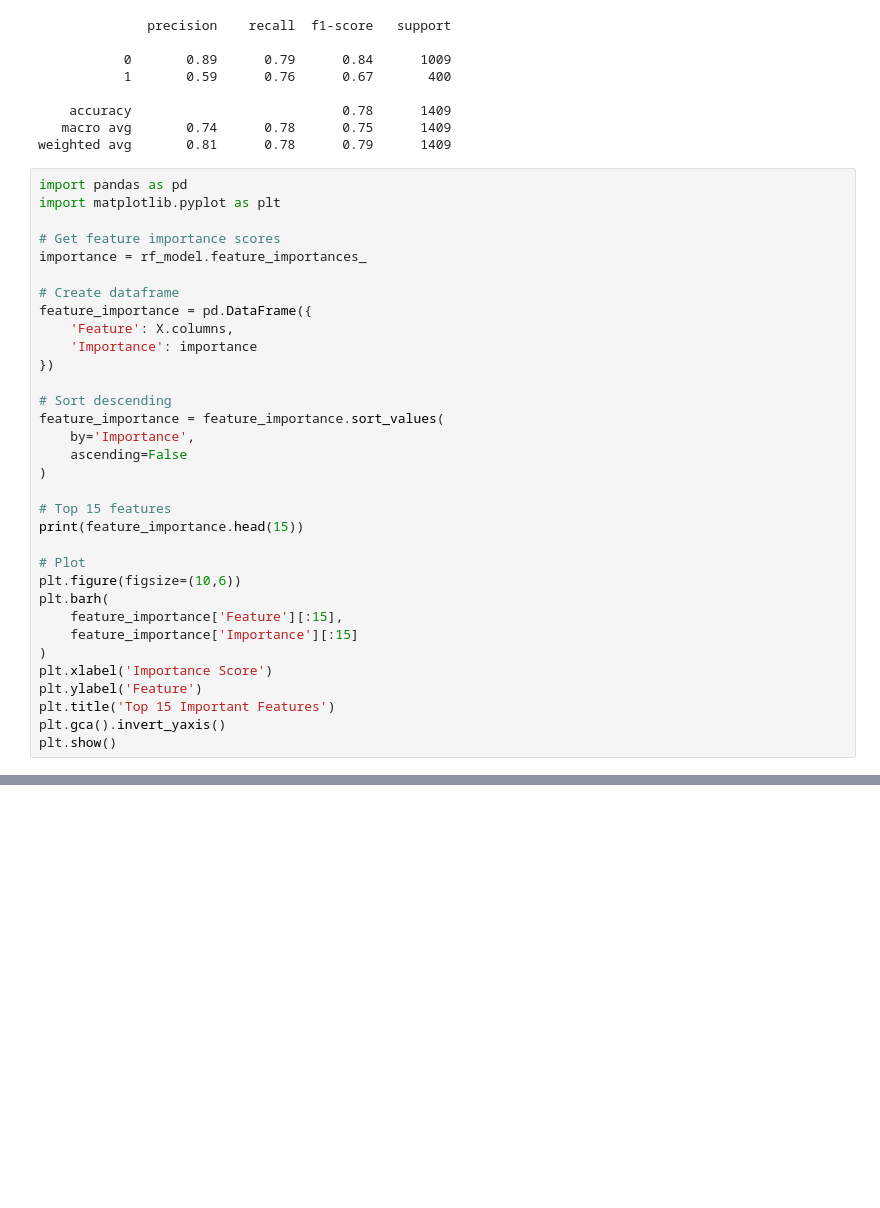
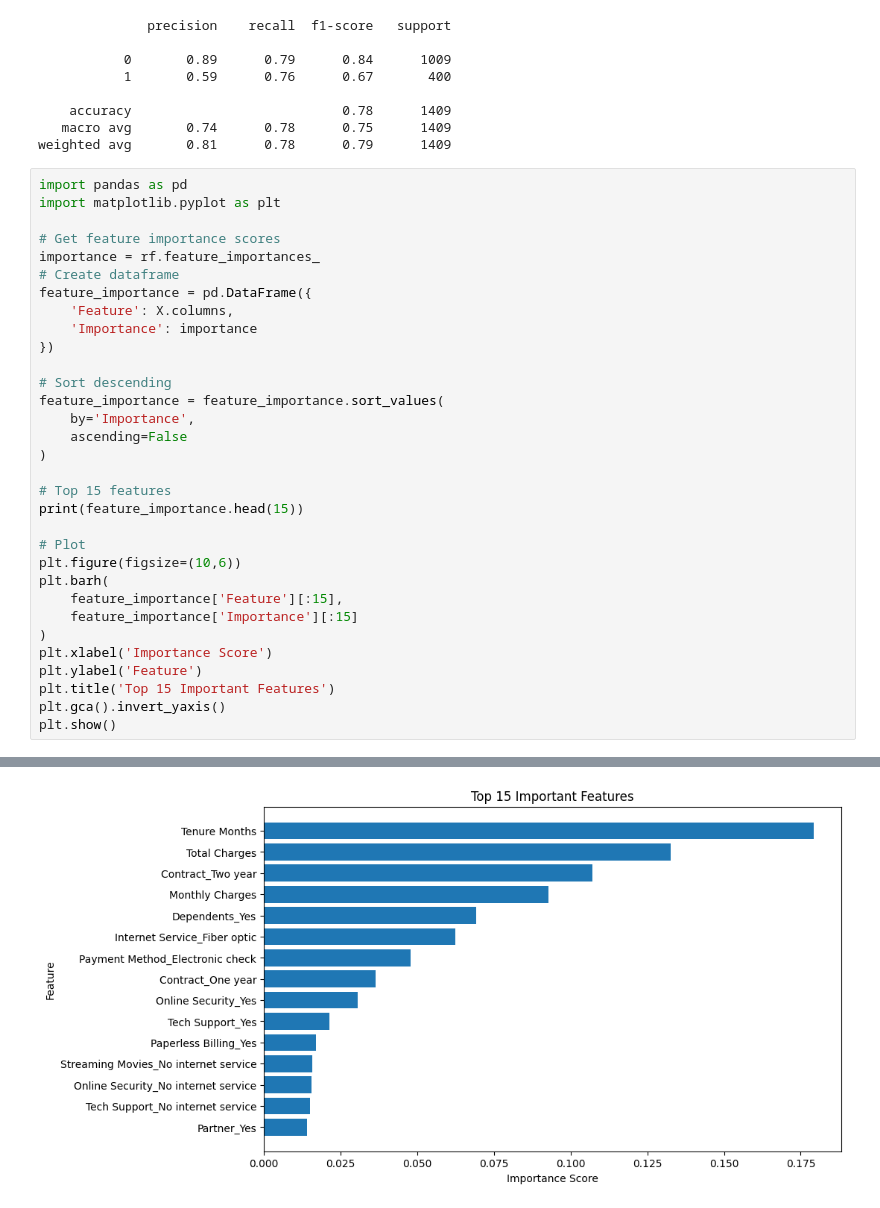
Before and after one commit to pragya638/coding-blocks-ai-ml, a Jupyter notebook: Customer_Churn_Data_Cleaning.ipynb, the cells around one changed output, grey strips where cells are left out. Saved outputs shown, nothing was run; the diff lists cells and outputs as text; blank space fills up the shorter version.

```diff
--- a/Customer_Churn_Data_Cleaning.ipynb
+++ b/Customer_Churn_Data_Cleaning.ipynb
@@ -321,8 +321,7 @@ import pandas as pd
 import matplotlib.pyplot as plt
 
 # Get feature importance scores
-importance = rf_model.feature_importances_
-
+importance = rf.feature_importances_
 # Create dataframe
 feature_importance = pd.DataFrame({
     'Feature': X.columns,
@@ -349,3 +348,4 @@ plt.ylabel('Feature')
 plt.title('Top 15 Important Features')
 plt.gca().invert_yaxis()
 plt.show()
+# %% [output]
@@ -352,2 +368,3 @@ plt.show()
+[figure, added]
 # %%
 from sklearn.metrics import confusion_matrix, ConfusionMatrixDisplay
```
Also changed, not shown: parts of 5 cells of this notebook.
